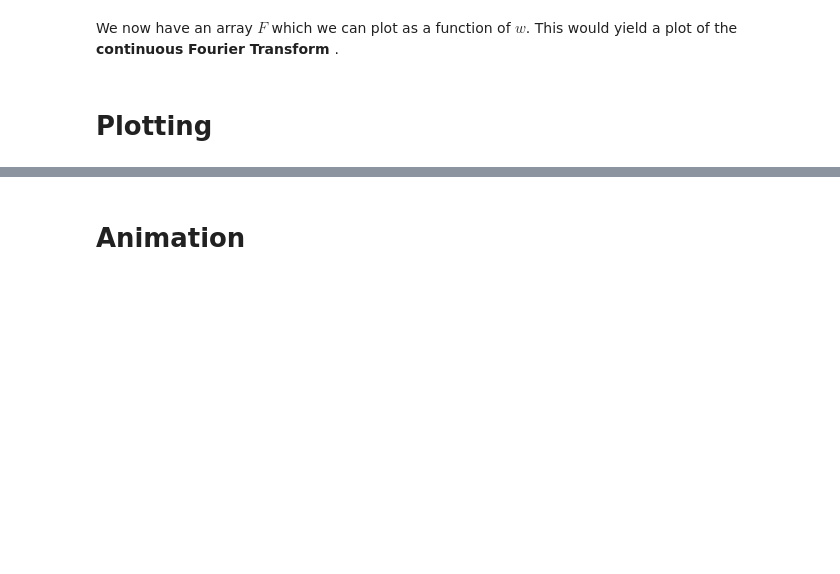
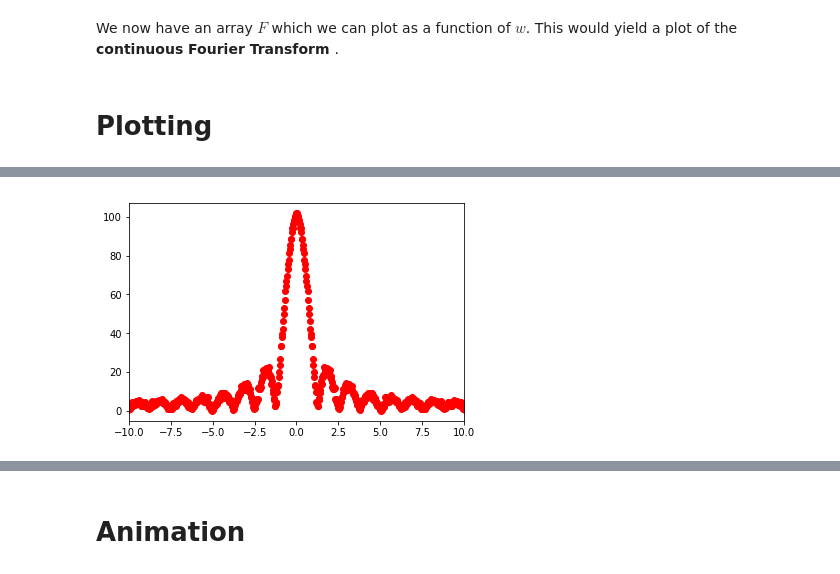
Before and after one commit to lukepolson/School, a Jupyter notebook: Phys 429A/Lab 1 Fourier Optics/Discrete to Contunous Fourier.ipynb, the cells around one changed output, grey strips where cells are left out. Drawn from its saved outputs; the diff is of its cells as text; code cells hidden in the pictures; blank space fills up the shorter version.

```diff
--- a/Phys 429A/Lab 1 Fourier Optics/Discrete to Contunous Fourier.ipynb
+++ b/Phys 429A/Lab 1 Fourier Optics/Discrete to Contunous Fourier.ipynb
@@ -85,0 +93,7 @@ plt.show()
+# %%
+plt.scatter(w,np.abs(g),color="r")
+
+plt.gca().set_xlim(-10,10)
+plt.show()
+# %% [output]
+[figure, added]
```
Also changed, not shown: parts of 7 cells of this notebook, 1 other file.
